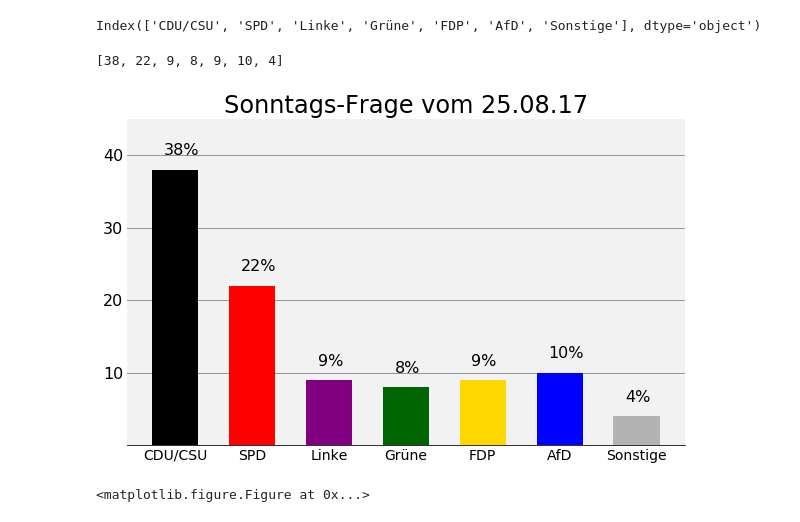
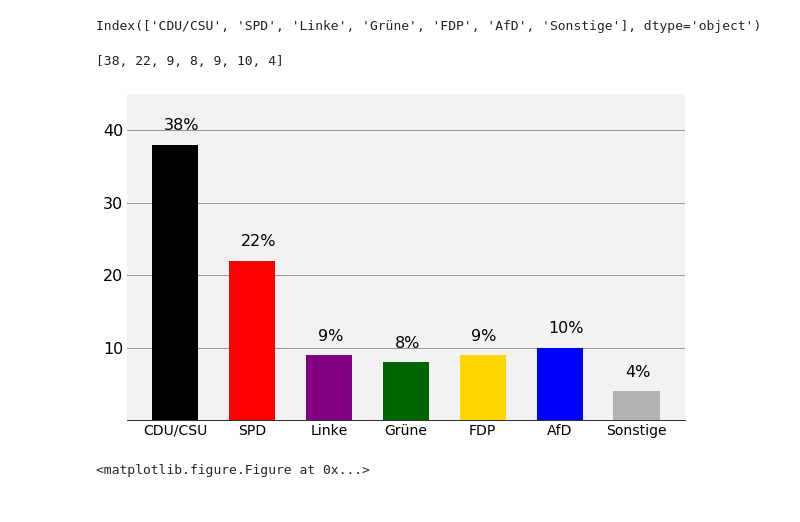
Before and after one commit to wdr-data/wahltraud, a Jupyter notebook: wahltraud/bot/data/sunday_poll/sunday_poll_graph.ipynb, the cells around one changed output. Cells and saved outputs as stored; diff of their text form; code cells hidden in the pictures.

```diff
--- a/wahltraud/bot/data/sunday_poll/sunday_poll_graph.ipynb
+++ b/wahltraud/bot/data/sunday_poll/sunday_poll_graph.ipynb
@@ -38,36 +38,36 @@ diff = []
 
 fig= plt.figure(figsize = (10,6))
 ax = plt.gca()
 
 index = np.arange(len(values))
 bar_width = 0.6
 ax.set_axisbelow(True)
 ax.yaxis.grid(color='gray', linestyle='-')
 ax.bar(index, values, bar_width,
                  color=['k','red','purple', 'darkgreen', 'gold','blue', '0.7']
                  )
 plt.xticks(index +bar_width / 2-0.3,label ,fontsize=14)
 ax.tick_params(axis=u'both', which=u'both',length=0)
 
 
 
 plt.yticks([10,20,30,40],fontsize=16)
 xy = (index[0], values[0])
 for go in index:
     text = str(values[go])+'%'
     ax.annotate(text, xy=(index[go]-0.15, values[go]+2), fontsize=16)
 ax.set_ylim(0,45)
 ax.set_facecolor('0.95')
 ax.spines['top'].set_visible(False)
 ax.spines['right'].set_visible(False)
 #ax.spines['bottom'].set_visible(False)
 ax.spines['left'].set_visible(False)
-plt.title('Sonntags-Frage vom '+ data['Datum'].iloc[0], fontsize = 24)
-plt.savefig('Sonntagsfrage_aktuell.png', bbox_inches='tight')
+#plt.title('Sonntags-Frage vom '+ data['Datum'].iloc[0], fontsize = 24)
+plt.savefig('sonntagsfrage_aktuell.jpg', bbox_inches='tight')
 plt.show()
 # %% [output]
 [38, 22, 9, 8, 9, 10, 4]
-[figure, old version]
+[figure, new version]
 # %%
 plt.figure()
 data = data.iloc[0:50]
```
Also changed, not shown: 3 other files.
